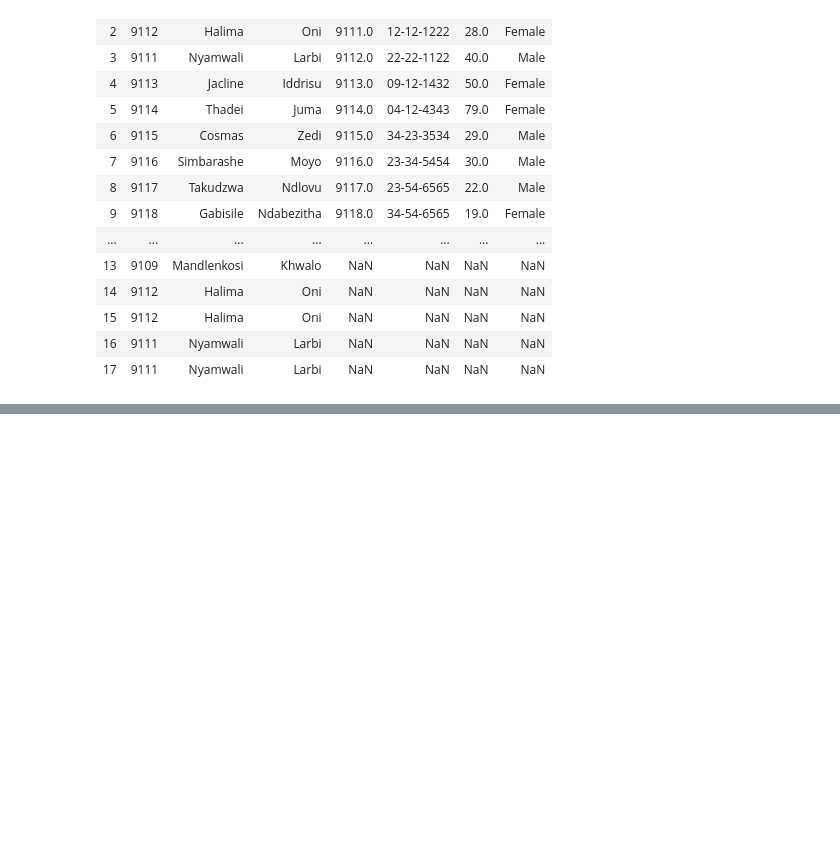
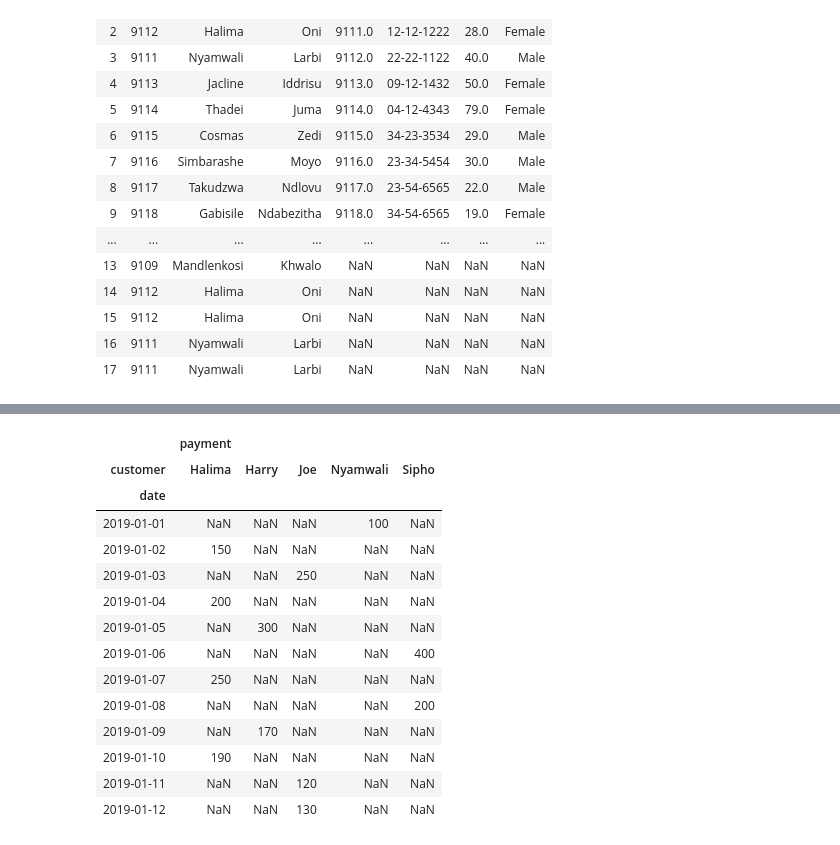
Before and after one commit to EmmS21/GradientBoostIntrotoDS, a Jupyter notebook: Introduction to Python/Chapter 5 - More about Pandas II/More about Pandas II - Groupby, merging and more on transforming data.ipynb, the cells around one changed output, grey strips where cells are left out. Saved outputs shown, nothing was run; the diff lists cells and outputs as text; code cells hidden in the pictures; blank space fills up the shorter version.

```diff
--- a/Introduction to Python/Chapter 5 - More about Pandas II/More about Pandas II - Groupby, merging and more on transforming data.ipynb
+++ b/Introduction to Python/Chapter 5 - More about Pandas II/More about Pandas II - Groupby, merging and more on transforming data.ipynb
@@ -241,0 +255,14 @@ Using axis=1 on the other hand we joined all additional columns in  gender_age t
+# %%
+transactions = [{'date':'2019-01-01','customer':'Nyamwali','payment':'100'},
+               {'date':'2019-01-02','customer':'Halima','payment':'150'},
+               {'date':'2019-01-03','customer':'Joe','payment':'250'},
+               {'date':'2019-01-04','customer':'Halima','payment':'200'},
+               {'date':'2019-01-05','customer':'Harry','payment':'300'},
+               {'date':'2019-01-06','customer':'Sipho','payment':'400'},
+               {'date':'2019-01-07','customer':'Halima','payment':'250'},
+               {'date':'2019-01-08','customer':'Sipho','payment':'200'},
+               {'date':'2019-01-09','customer':'Harry','payment':'170'},
+               {'date':'2019-01-10','customer':'Halima','payment':'190'},
+               {'date':'2019-01-11','customer':'Joe','payment':'120'},
+               {'date':'2019-01-12','customer':'Joe','payment':'130'}]
+df = pd.DataFrame(transactions)
@@ -241,0 +298,19 @@ Using axis=1 on the other hand we joined all additional columns in  gender_age t
+# %%
+x = df.set_index(['date','customer']).unstack()
+x
+# %% [output]
+|  | payment |  |  |  |  |
+| customer | Halima | Harry | Joe | Nyamwali | Sipho |
+| date |  |  |  |  |  |
+| 2019-01-01 | NaN | NaN | NaN | 100 | NaN |
+| 2019-01-02 | 150 | NaN | NaN | NaN | NaN |
+| 2019-01-03 | NaN | NaN | 250 | NaN | NaN |
+| 2019-01-04 | 200 | NaN | NaN | NaN | NaN |
+| 2019-01-05 | NaN | 300 | NaN | NaN | NaN |
+| 2019-01-06 | NaN | NaN | NaN | NaN | 400 |
+| 2019-01-07 | 250 | NaN | NaN | NaN | NaN |
+| 2019-01-08 | NaN | NaN | NaN | NaN | 200 |
+| 2019-01-09 | NaN | 170 | NaN | NaN | NaN |
+| 2019-01-10 | 190 | NaN | NaN | NaN | NaN |
+| 2019-01-11 | NaN | NaN | 120 | NaN | NaN |
+| 2019-01-12 | NaN | NaN | 130 | NaN | NaN |
```
Also changed, not shown: parts of 14 cells of this notebook.
